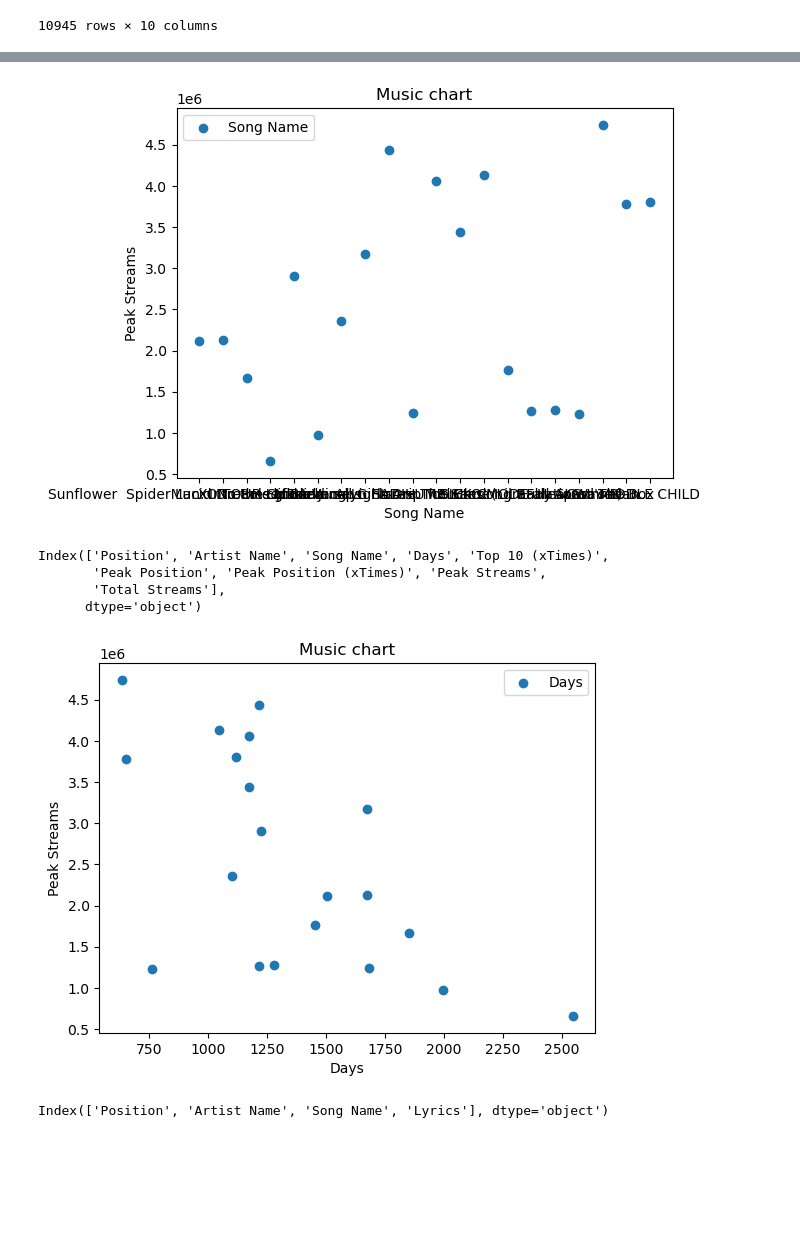
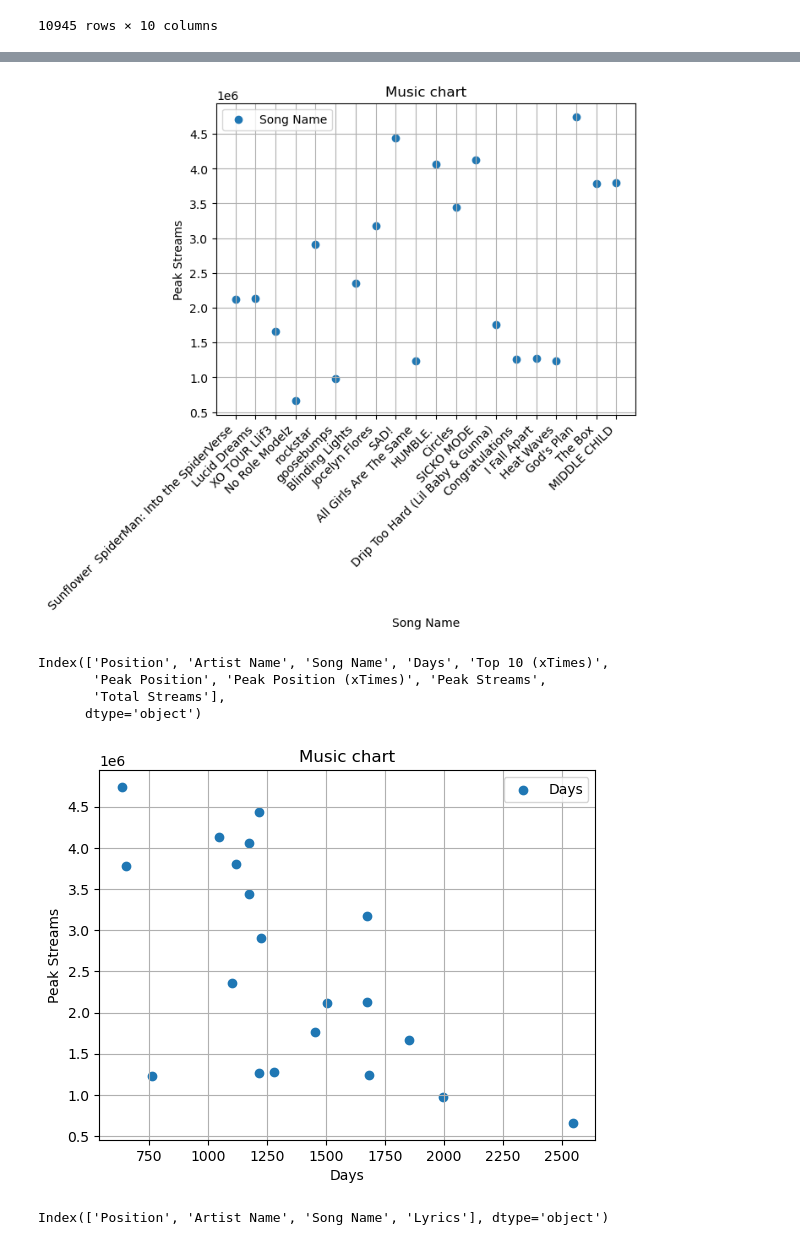
Before and after one commit to Musiholic/bootcamp-project-1, a Jupyter notebook: Sample Project1.ipynb, the cells around one changed output, grey strips where cells are left out. Cells and saved outputs as stored; diff of their text form; code cells hidden in the pictures; blank space fills up the shorter version.

```diff
--- a/Sample Project1.ipynb
+++ b/Sample Project1.ipynb
@@ -207,13 +207,15 @@ music_chart_complete.head(20)
 | 19 | 20 | J. Cole | MIDDLE CHILD | 1119 | 106 | 1 | (x16) | ... |
 # %%
 plt.scatter(music_chart_complete.head(20)['Song Name'], music_chart_complete.head(20)['Peak Streams'])
+plt.xticks(rotation=45, ha='right')
+plt.grid()
 plt.title("Music chart")
 plt.legend(["Song Name", "Peak Streams"])
 plt.xlabel("Song Name")
 plt.ylabel("Peak Streams")
 plt.show()
 # %% [output]
-[figure, old version]
+[figure, new version]
 # %%
 clean_music_chart.columns
 # %% [output]
@@ -223,13 +225,14 @@ Index(['Position', 'Artist Name', 'Song Name', 'Days', 'Top 10 (xTimes)',
       dtype='object')
 # %%
 plt.scatter(clean_music_chart.head(20)['Days'], clean_music_chart.head(20)['Peak Streams'])
+plt.grid()
 plt.title("Music chart")
 plt.legend(["Days", "Peak Streams"])
 plt.xlabel("Days")
 plt.ylabel("Peak Streams")
 plt.show()
 # %% [output]
-[figure, old version]
+[figure, new version]
 # %%
 clean_music_lyrics.columns
 # %% [output]
```
Also changed, not shown: parts of 2 cells of this notebook.
